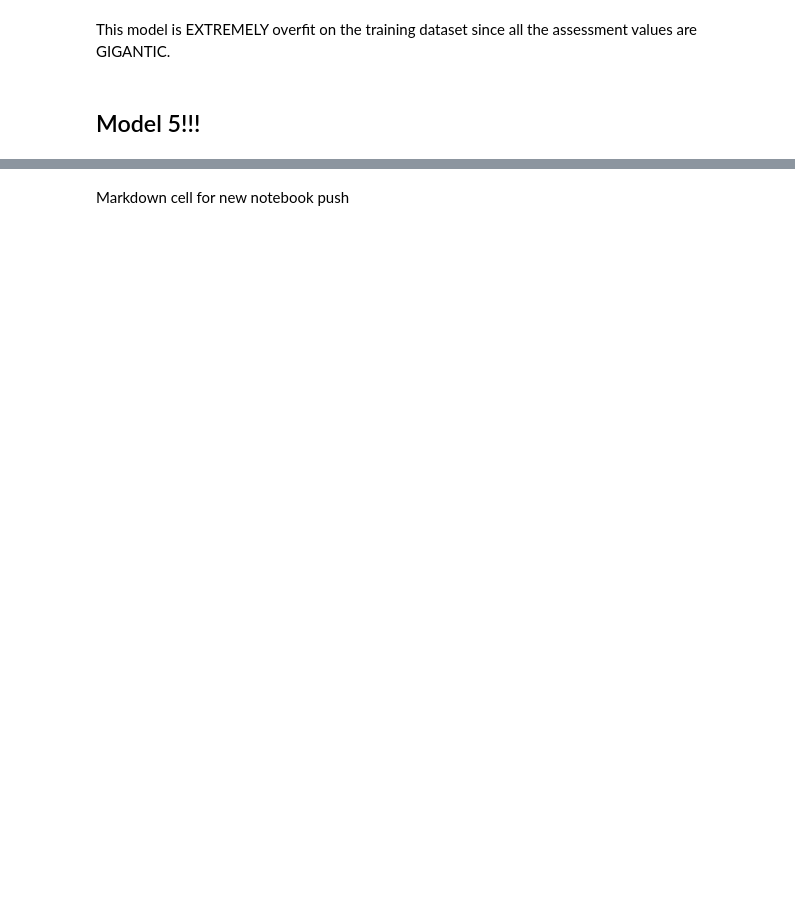
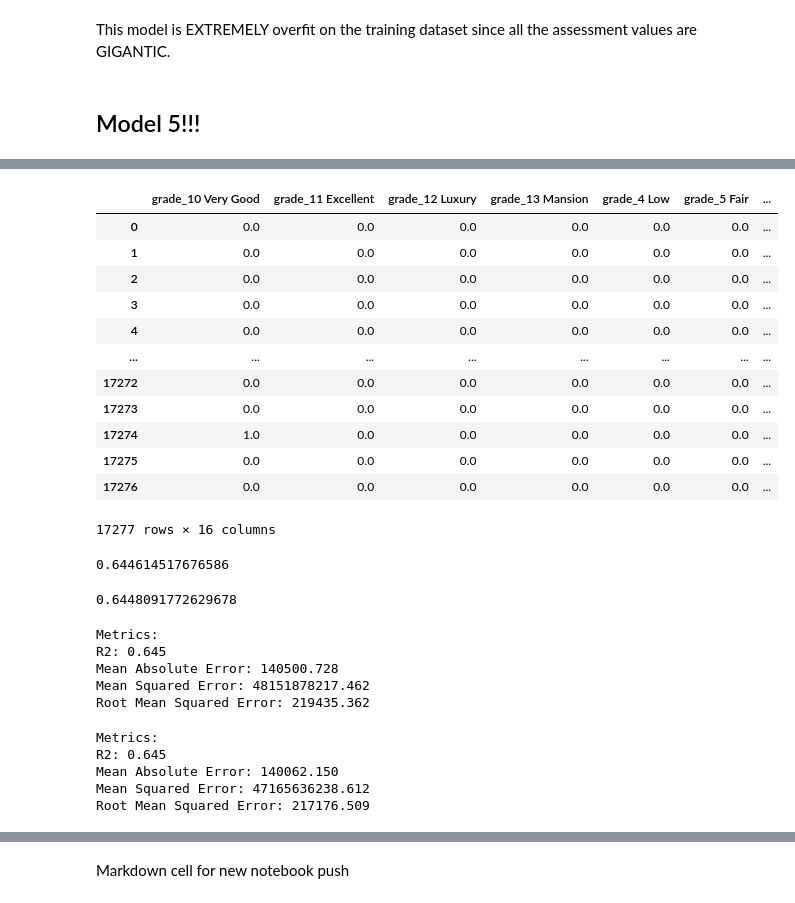
Before and after one commit to NaavSD/House-Plan-Analysis, a Jupyter notebook: Project 2 Notebook.ipynb, the cells around one changed output, grey strips where cells are left out. Cells and saved outputs as stored; diff of their text form; code cells hidden in the pictures; blank space fills up the shorter version.

```diff
--- a/Project 2 Notebook.ipynb
+++ b/Project 2 Notebook.ipynb
@@ -939,0 +998,42 @@ This model is EXTREMELY overfit on the training dataset since all the assessment
+# %%
+x_train_df
+# %% [output]
+|  | grade_10 Very Good | grade_11 Excellent | grade_12 Luxury | grade_13 Mansion | grade_4 Low | grade_5 Fair | ... |
+| 0 | 0.0 | 0.0 | 0.0 | 0.0 | 0.0 | 0.0 | ... |
+| 1 | 0.0 | 0.0 | 0.0 | 0.0 | 0.0 | 0.0 | ... |
+| 2 | 0.0 | 0.0 | 0.0 | 0.0 | 0.0 | 0.0 | ... |
+| 3 | 0.0 | 0.0 | 0.0 | 0.0 | 0.0 | 0.0 | ... |
+| 4 | 0.0 | 0.0 | 0.0 | 0.0 | 0.0 | 0.0 | ... |
+| ... | ... | ... | ... | ... | ... | ... | ... |
+| 17272 | 0.0 | 0.0 | 0.0 | 0.0 | 0.0 | 0.0 | ... |
+| 17273 | 0.0 | 0.0 | 0.0 | 0.0 | 0.0 | 0.0 | ... |
+| 17274 | 1.0 | 0.0 | 0.0 | 0.0 | 0.0 | 0.0 | ... |
+| 17275 | 0.0 | 0.0 | 0.0 | 0.0 | 0.0 | 0.0 | ... |
+| 17276 | 0.0 | 0.0 | 0.0 | 0.0 | 0.0 | 0.0 | ... |
+17277 rows × 16 columns
+# %%
+lr = LinearRegression()
+model5 = lr.fit(x_train_df, y5_train)
+model5.score(x_train_df, y5_train)
+# %% [output]
+0.644614517676586
+# %%
+model5.score(x_test_df, y5_test)
+# %% [output]
+0.6448091772629678
+# %%
+sk_metrics(y5_train, model5.predict(x_train_df))
+# %% [output]
+Metrics:
+R2: 0.645
+Mean Absolute Error: 140500.728
+Mean Squared Error: 48151878217.462
+Root Mean Squared Error: 219435.362
+# %%
+sk_metrics(y5_test, model5.predict(x_test_df))
+# %% [output]
+Metrics:
+R2: 0.645
+Mean Absolute Error: 140062.150
+Mean Squared Error: 47165636238.612
+Root Mean Squared Error: 217176.509
```
Also changed, not shown: parts of 24 cells of this notebook, 8 other files.
